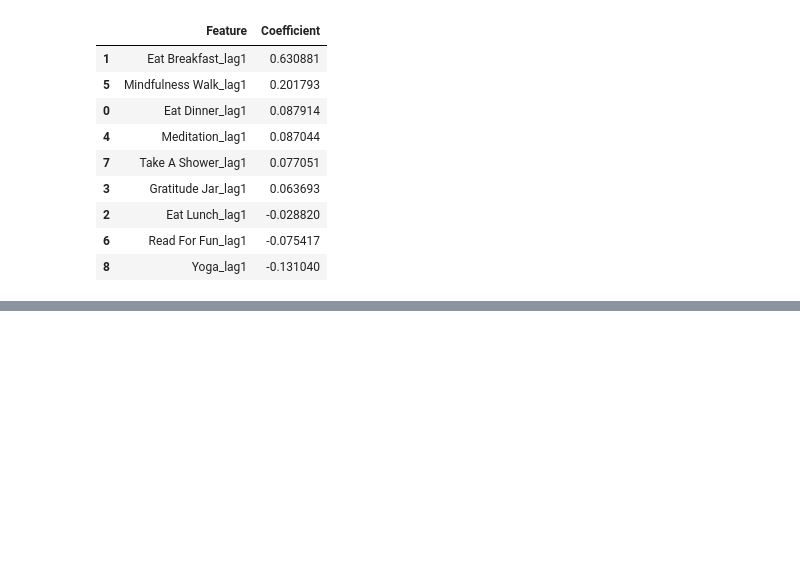
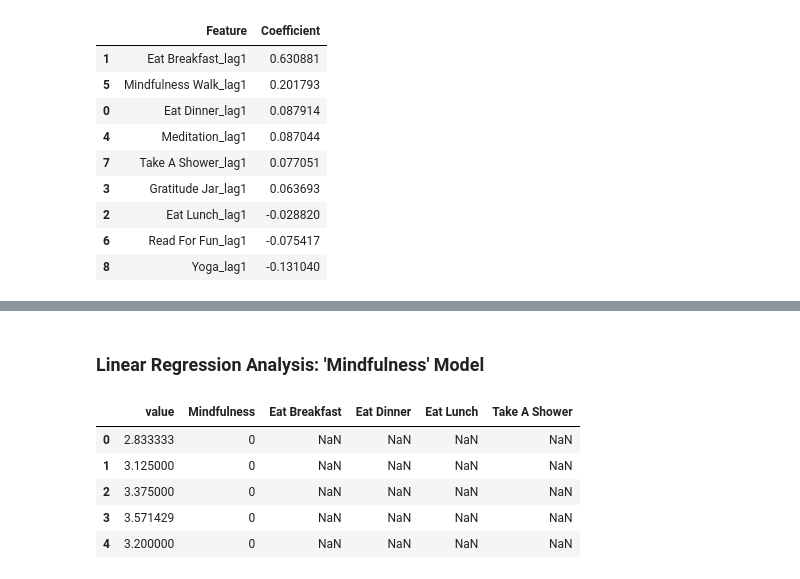
Before and after one commit to kaley-neufeld/Mental-Health-Project, a Jupyter notebook: notebooks/modeling.ipynb, the cells around one changed output, grey strips where cells are left out. Cells and saved outputs as stored; diff of their text form; code cells hidden in the pictures; blank space fills up the shorter version.

```diff
--- a/notebooks/modeling.ipynb
+++ b/notebooks/modeling.ipynb
@@ -211,3 +211,24 @@ OLS Regression Results
 | Kurtosis: | 5.079 | Cond. No. | 27.1 |
 Notes:
 [1] Standard Errors assume that the covariance matrix of the errors is correctly specified.
+# %% [markdown]
+### Linear Regression Analysis: 'Mindfulness' Model
+# %%
+# now look at Mindfulness Model, with composite feature 'mindfulness'
+mindful_features = [
+    'value',
+    'Mindfulness',
+    'Eat Breakfast',
+    'Eat Dinner',
+    'Eat Lunch',
+    'Take A Shower',
+]
+df_mindful = df[mindful_features]
+df_mindful.head()
+# %% [output]
+|  | value | Mindfulness | Eat Breakfast | Eat Dinner | Eat Lunch | Take A Shower |
+| 0 | 2.833333 | 0 | NaN | NaN | NaN | NaN |
+| 1 | 3.125000 | 0 | NaN | NaN | NaN | NaN |
+| 2 | 3.375000 | 0 | NaN | NaN | NaN | NaN |
+| 3 | 3.571429 | 0 | NaN | NaN | NaN | NaN |
+| 4 | 3.200000 | 0 | NaN | NaN | NaN | NaN |
```
Also changed, not shown: parts of 10 cells of this notebook.
